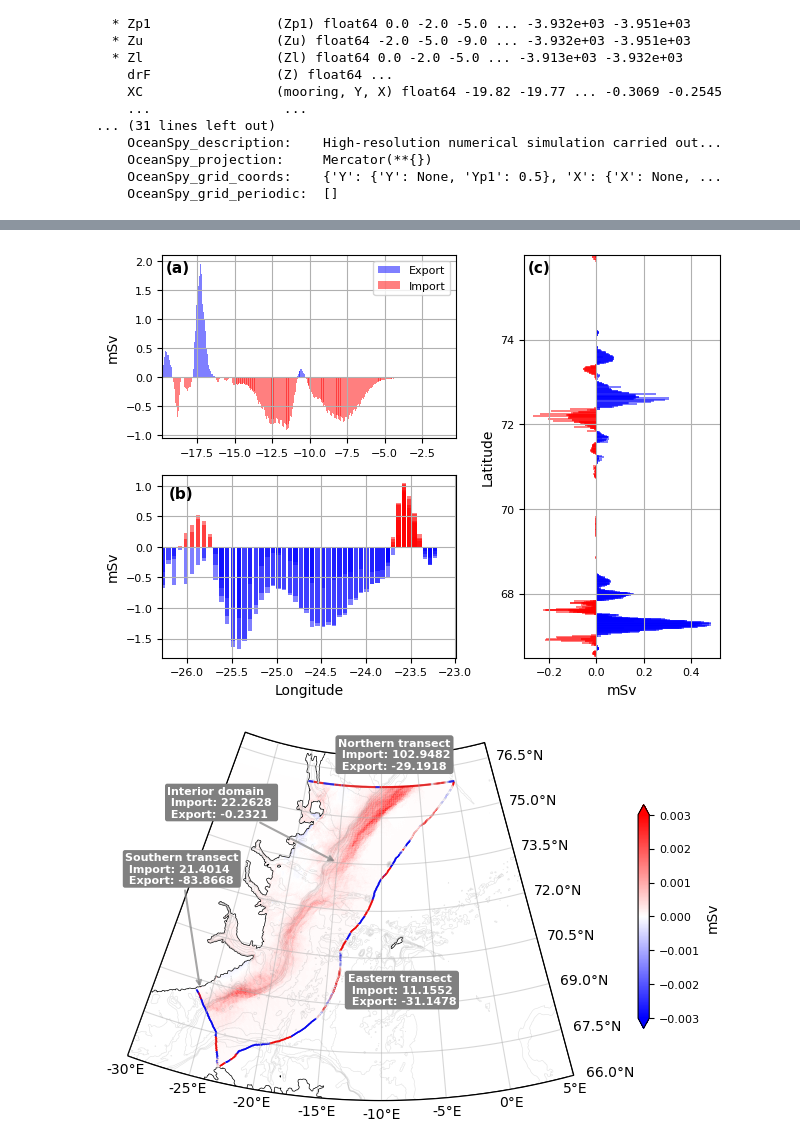
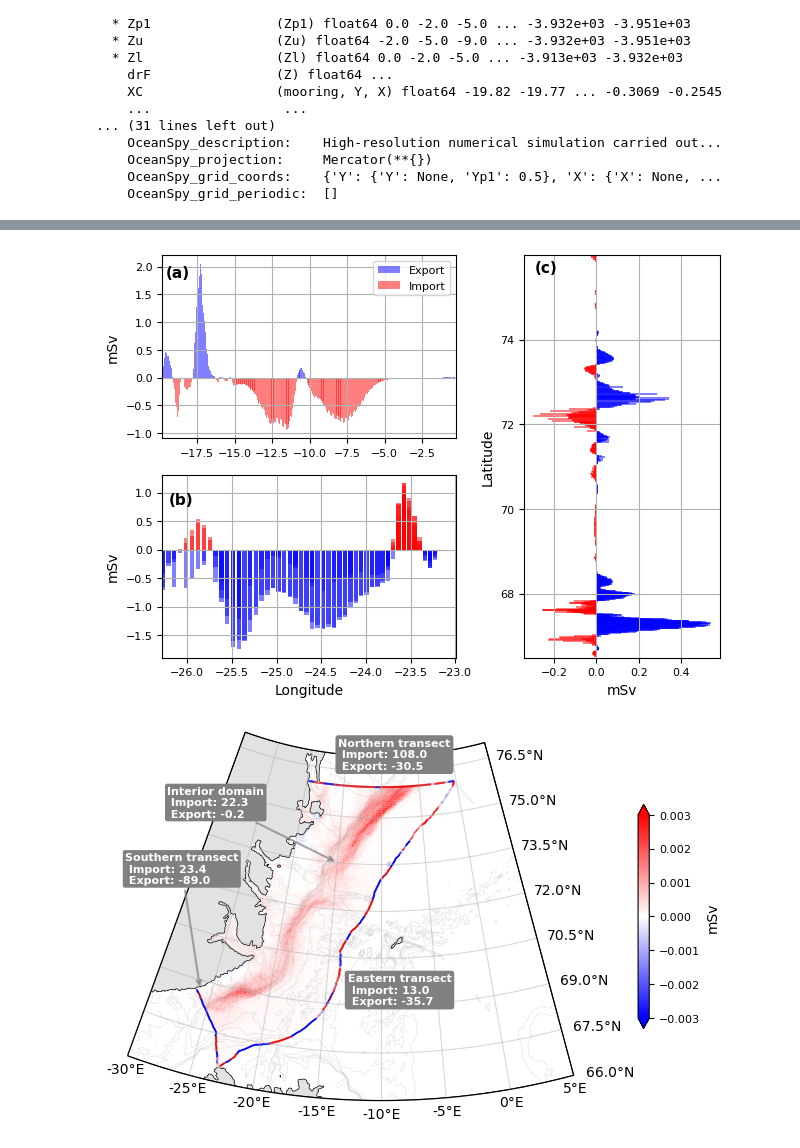
Before and after one commit to EirikKvamme/MScEirik, a Jupyter notebook: FW_budget/Full_FW_budget_76N.ipynb, the cells around one changed output, grey strips where cells are left out. Saved outputs shown, nothing was run; the diff lists cells and outputs as text; code cells hidden in the pictures.

```diff
--- a/FW_budget/Full_FW_budget_76N.ipynb
+++ b/FW_budget/Full_FW_budget_76N.ipynb
@@ -319,6 +301,6 @@ Coordinates: (12/29)
 # %%
 from FW import FWT
-ref_salinity = 34.7354
+ref_salinity = 34.81
 rewriteFWT = False
 # %%
 if rewriteFWT:
@@ -505,7 +463,7 @@ fig.savefig(r'/nird/home/ekv036/MSc/Fig/FW_Budget_boundary',dpi=300, facecolor='
           orientation='landscape', format=None,
           transparent=False, bbox_inches='tight',pad_inches=0.25)
 # %% [output]
-[figure, old version]
+[figure, new version]
 # %%
 # Function to create a LineCollection
 def create_line_collection_with_edgecolor(XC, YC, FWT_N, cmap,vmin,vmax, linewidth=1.5, edgecolor='black', edgewidth=1, edge_alpha=0.5):
@@ -541,6 +499,10 @@ cmap = plt.get_cmap('bwr')
 mesh = ax.pcolormesh(FW_input_mean.X, FW_input_mean.Y, FW_input_mean, cmap=cmap, vmin=vmin, vmax=vmax, transform=ccrs.PlateCarree())
 cbar = fig.colorbar(mesh, shrink=0.6, pad=0.005, extend='both')
 cbar.set_label('mSv')
+
+land = depth_no_nan.where(depth_no_nan==0)
+
+ax.pcolormesh(land.X,land.Y,land,cmap='Greys',vmin=-25,vmax=100, transform=ccrs.PlateCarree())
 
 # Add land contour
 ax.contour(lon, lat, depth_no_nan, [0], colors='black', linewidths=0.5, transform=ccrs.PlateCarree())
@@ -584,8 +546,8 @@ ax.add_collection(main_lc)
 # Text
 
 texts = [
-    (f'Northern transect\n Import: {np.round(-north_h_n.sum().values,4)}\n Export: {np.round(-north_h_p.sum().values,4)}', -16, 76.5),
-    (f'Eastern transect\n Import: {np.round(-shelfExtended_h_n.sum().values + -shelfExtendedKogur_h_n.sum().values,4)}\n Export: {np.round(-shelfExtended_h_p.sum().values + -shelfExtendedKogur_h_p.sum().values,4)}', -13, 69)
+    (f'Northern transect\n Import: {np.round(-north_h_n.sum().values,1)}\n Export: {np.round(-north_h_p.sum().values,1)}', -16, 76.5),
+    (f'Eastern transect\n Import: {np.round(-shelfExtended_h_n.sum().values + -shelfExtendedKogur_h_n.sum().values,1)}\n Export: {np.round(-shelfExtended_h_p.sum().values + -shelfExtendedKogur_h_p.sum().values,1)}', -13, 69)
     #(f'Net land runoff and precipitation \n Import: {np.round(FW_input2_mean.sum().values,4)}',-35,74.5)
 ]
 
@@ -599,7 +561,7 @@ arrow_location = (-26, 68.7)
 
 (f'', )
 # Add the annotation with an arrow
-ax.annotate(f'Southern transect\n Import: {np.round(kogur_h_p.sum().values,4)}\n Export: {np.round(kogur_h_n.sum().values,4)}',
+ax.annotate(f'Southern transect\n Import: {np.round(kogur_h_p.sum().values,1)}\n Export: {np.round(kogur_h_n.sum().values,1)}',
             xy=arrow_location,
             xytext=text_location,
             fontsize=8,
@@ -613,7 +575,7 @@ text_location = (-35, 73.5)
 arrow_location = (-15, 73.5)
 
 # Add the annotation with an arrow
-ax.annotate(f'Interior domain\n Import: {np.round(FW_in_p.values,4)} \n Export: {np.round(FW_in_n.values,4)}',
+ax.annotate(f'Interior domain\n Import: {np.round(FW_in_p.values,1)} \n Export: {np.round(FW_in_n.values,1)}',
             xy=arrow_location,
             xytext=text_location,
             fontsize=8,
@@ -649,34 +611,34 @@ ax.add_patch(patch)
 
 # Set the boundary using the transformed path
 ax.set_boundary(patch.get_path(), transform=ax.transData)
 
 # Add gridlines without labels
 gl = ax.gridlines(draw_labels=False,alpha=0.5)
 
 # Manually add the labels for the bottom and right sides
 xticks = np.arange(extent[0]-10, extent[1]-10 + 1, 5)  # Adjust the range and step as needed
 yticks = np.arange(extent[2], extent[3] + 1, 1.5)  # Adjust the range and step as needed
 
 # Add bottom labels
 for xtick in xticks:
     ax.text(xtick, extent[2]-0.2, f'{xtick}°E', transform=ccrs.PlateCarree(),
             fontsize=10, ha='center', va='top')
 
 # Add right labels
 for ytick in yticks:
     ax.text(extent[1] + 1-10, ytick, f'{ytick}°N', transform=ccrs.PlateCarree(),
             fontsize=10, ha='left', va='center')
 
 
 # Show the plot
 plt.draw()
 
 # Save the figure
 fig.savefig(r'/nird/home/ekv036/MSc/Fig/ModelFWTMap',dpi=300, facecolor='w', edgecolor='w',
           orientation='landscape', format=None,
           transparent=False, bbox_inches=None,pad_inches=0.25)
 # %% [output]
-[figure, old version]
+[figure, new version]
 # %%
 import pandas as pd
 
```
Also changed, not shown: parts of 12 cells of this notebook, 1 other file.
